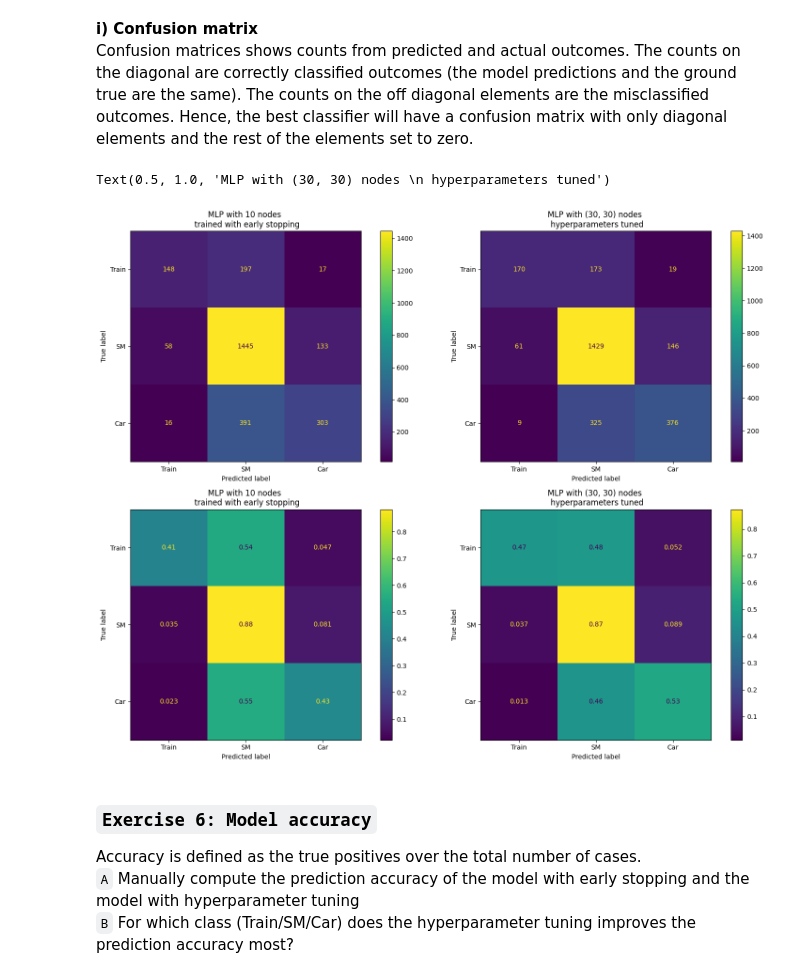
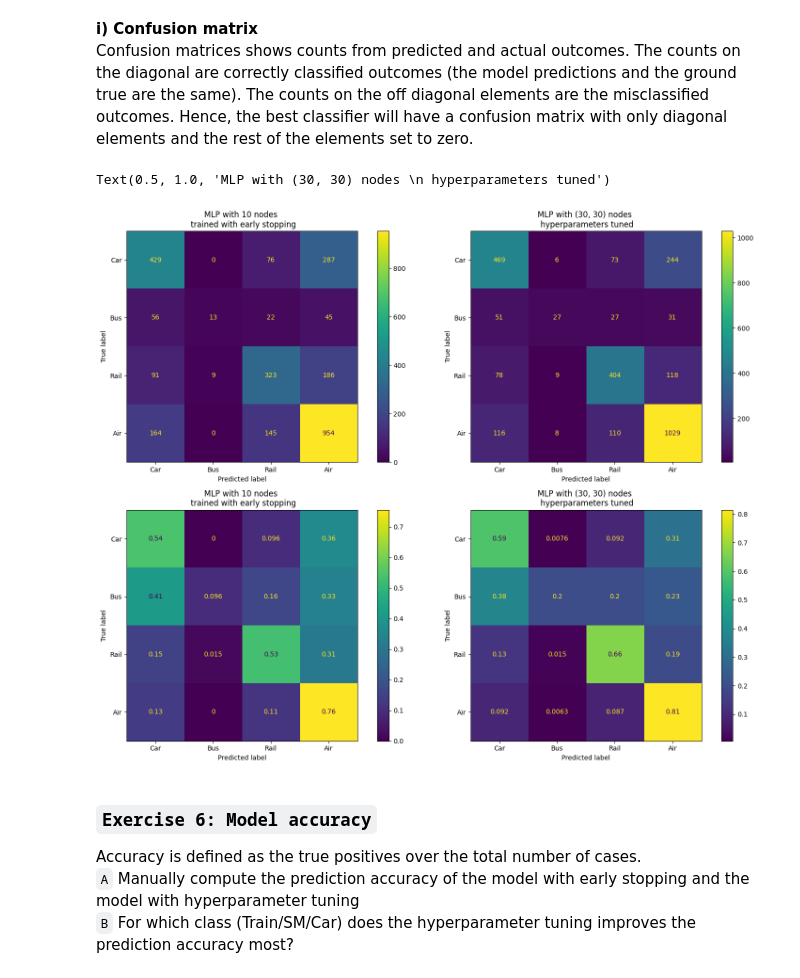
Before and after one commit to Marrekoo/DCM_ML_TRAIL_2024, a Jupyter notebook: Lab sessions/lab session 1.ipynb, the cells around one changed output. Cells and saved outputs as stored; diff of their text form; code cells hidden in the pictures.

```diff
--- a/Lab sessions/lab session 1.ipynb
+++ b/Lab sessions/lab session 1.ipynb
@@ -130,0 +151,22 @@ df.shape
+# %%
+# Data cleaning
+
+# list of relevant features
+id         = ['ID', 'SP_task' ]
+attributes =   ['time_car',  'cost_car',
+                'time_bus',  'cost_bus',  'access_bus',
+                'time_air',  'cost_air',  'access_air',  'service_air',
+                'time_rail', 'cost_rail', 'access_rail', 'service_rail']
+
+sociovars = ['female', 'business','income']
+
+av = ['av_car', 'av_bus', 'av_rail', 'av_air']
+
+# Create a new instance of the dataframe, with the atrtributes, socio-demographic variables and the choice
+dff = df[id + attributes + sociovars + av +['choice'] ].copy()
+
+print(dff.shape)
+dff.describe()
+
+# Inspect the data types in the df
+# df.info()
@@ -171,19 +224,16 @@ To efficiently train ANNs it strongly recommended to **scale** (a.k.a. normalise
 # %%
 # Creates the list of features that need to be scaled
 # Importantly, this excludes the availabilities and the choice
-features2scale = ['PURPOSE', 'FIRST', 'TICKET','WHO', 'LUGGAGE', 'AGE','MALE', 'INCOME', 'GA','ORIGIN', 'DEST',
-                 'TRAIN_TT', 'TRAIN_CO', 'TRAIN_HE',
-                 'SM_TT', 'SM_CO','SM_HE', 'SM_SEATS',
-                 'CAR_TT', 'CAR_CO']
+features2scale = attributes + sociovars
 
 # Initiate scaler object & fit to data
 scaler = StandardScaler()
-X_scaled_f = scaler.fit_transform(df.loc[:,features2scale])
+X_scaled_f = scaler.fit_transform(dff.loc[:,features2scale])
 X_scaled_f = pd.DataFrame(X_scaled_f, columns = features2scale)
 X_scaled_f.reset_index(drop=True, inplace=True)  # Reset indices
 
-# Create new dataframe X_scaled containg the scaled features AND the (unscaled) ones: availabilities, Group, Survey, Choice
-X_scaled = df.copy()
+# Create new dataframe X_scaled containg the scaled features AND the (unscaled) ones: Group, Survey, Choice
+X_scaled = dff.copy()
 X_scaled.reset_index(drop=True, inplace=True)
 X_scaled[features2scale] = X_scaled_f
 # %% [markdown]
@@ -191,16 +241,10 @@ X_scaled[features2scale] = X_scaled_f
 Training ML models always involves a **train** and a **test** data set. The train set is used to update the weights of the model. Tha test set is used to evaluate the **generalisation performance** of the model.
 # %%
 # Create the list of features that we want to use in the model
-features = ['PURPOSE', 'FIRST',
-            'TICKET', 'WHO', 'LUGGAGE', 'AGE',
-            'MALE', 'INCOME', 'GA', 'ORIGIN',
-            'DEST', 'TRAIN_TT', 'TRAIN_CO',
-            'TRAIN_HE', 'SM_TT', 'SM_CO',
-            'SM_HE', 'SM_SEATS', 'CAR_TT', 'CAR_CO',
-            'TRAIN_AV', 'SM_AV', 'CAR_AV']
+features = attributes + sociovars + av
 
 # Create the target
-Y = df['CHOICE']
+Y = dff['choice']
 
 # Split the data using sk-learn's `train_test_split` function
 # Note that we use 60% for training and 40% for testing
@@ -557,25 +600,25 @@ Confusion matrices shows counts from predicted and actual outcomes. The counts o
 # %%
 # Predict the choices for the test data set, using the MLP trained with early stopping and MLP with hyperparameters tuned
 Y_pred_early_st  = mlp_early_st.predict(X_test.values)  # 0/1 predictions of MLP trained with early stopping
 Y_pred_gs = mlp_gs.predict(X_test)                      # 0/1 predictions of MLP with hyperparameters tuned
 
 # Show the confusion matrices, to compare the hyperparameter tuned network with the early stopping network
 fig, ax = plt.subplots(2,2,figsize = (16,12))
 fig.set_tight_layout(True)
-ylabels = ['Train', 'SM', 'Car']
+ylabels = ['Car', 'Bus', 'Rail', 'Air']
 cm1 = ConfusionMatrixDisplay.from_predictions(y_true=Y_test,y_pred=Y_pred_early_st, display_labels = ylabels, normalize=None,  ax=ax[(0,0)])
 cm2 = ConfusionMatrixDisplay.from_predictions(y_true=Y_test,y_pred=Y_pred_early_st, display_labels = ylabels, normalize='true',ax=ax[(1,0)])
 cm3 = ConfusionMatrixDisplay.from_predictions(y_true=Y_test,y_pred=Y_pred_gs, display_labels = ylabels, normalize=None,  ax=ax[(0,1)])
 cm4 = ConfusionMatrixDisplay.from_predictions(y_true=Y_test,y_pred=Y_pred_gs, display_labels = ylabels, normalize='true',ax=ax[(1,1)])
 
 # Add titles
 cm1.ax_.set_title(f'MLP with {mlp_early_st.hidden_layer_sizes} nodes \n trained with early stopping')
 cm2.ax_.set_title(f'MLP with {mlp_early_st.hidden_layer_sizes} nodes \n trained with early stopping')
 cm3.ax_.set_title(f'MLP with {mlp_gs.hidden_layer_sizes} nodes \n hyperparameters tuned')
 cm4.ax_.set_title(f'MLP with {mlp_gs.hidden_layer_sizes} nodes \n hyperparameters tuned')
 # %% [output]
 Text(0.5, 1.0, 'MLP with (30, 30) nodes \n hyperparameters tuned')
-[figure, old version]
+[figure, new version]
 # %% [markdown]
 ### ``Exercise 6: Model accuracy``
 Accuracy is defined as the true positives over the total number of cases.<br>
```
Also changed, not shown: parts of 50 cells of this notebook, 3 other files.
